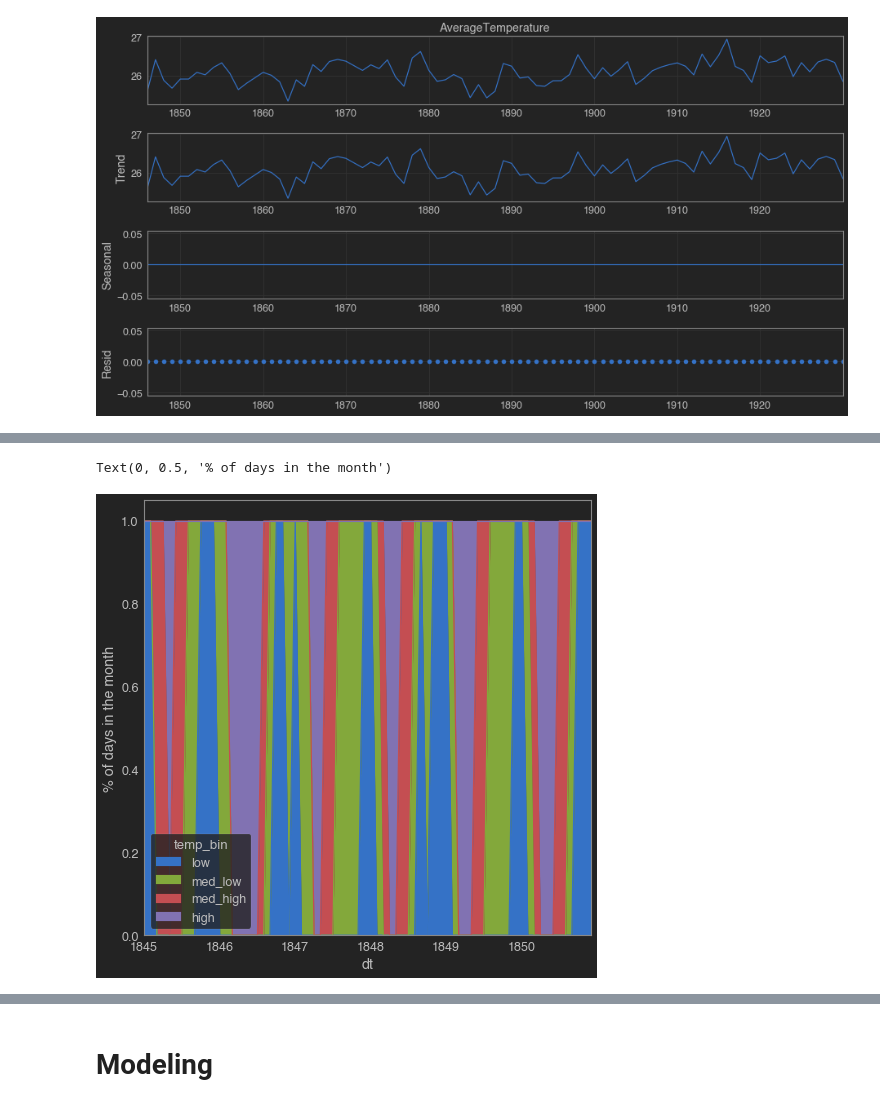
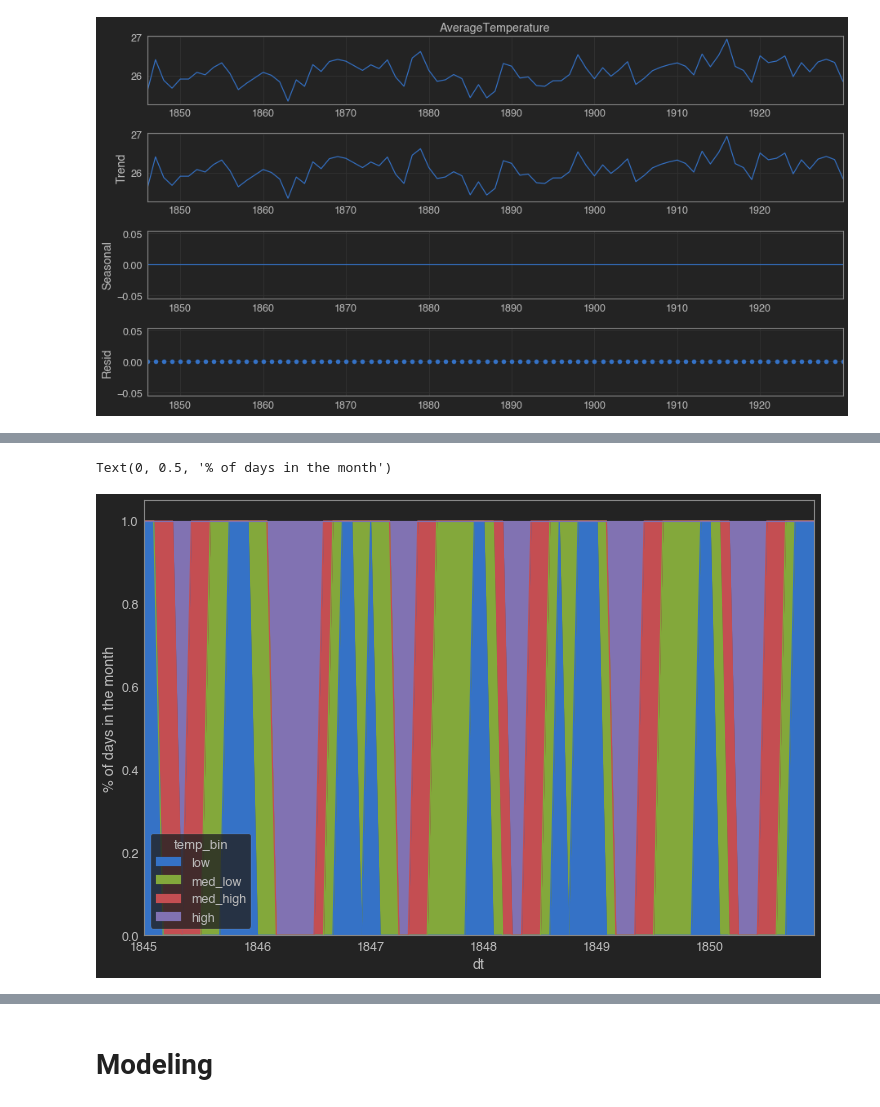
Before and after one commit to Ken-Alviola/climate_time_series_exercise, a Jupyter notebook: explore_manila.ipynb, the cells around one changed output, grey strips where cells are left out. Drawn from its saved outputs; the diff is of its cells as text; code cells hidden in the pictures.

```diff
--- a/explore_manila.ipynb
+++ b/explore_manila.ipynb
@@ -415,18 +415,18 @@ train.head()
 # %%
-jtplot.style(grid=False,figsize=(10,10))
+jtplot.style(grid=False,figsize=(15,10))
 (train[:'1850'].groupby('temp_bin')
  .resample('M')
  .size() # like COUNT(*)
  .unstack(0) # turns an index level into columns
  .fillna(0)
  .astype(int)
  .apply(lambda row: row / row.sum(), axis=1) # raw nums to % of the row
  .plot.area()
 )
 plt.ylabel('% of days in the month')
 # %% [output]
 Text(0, 0.5, '% of days in the month')
-[figure, old version]
+[figure, new version]
 # %%
 ax = (train['1927':'1929']
  .groupby('temp_bin')
```
Also changed, not shown: parts of 27 cells of this notebook, 1 other file.
